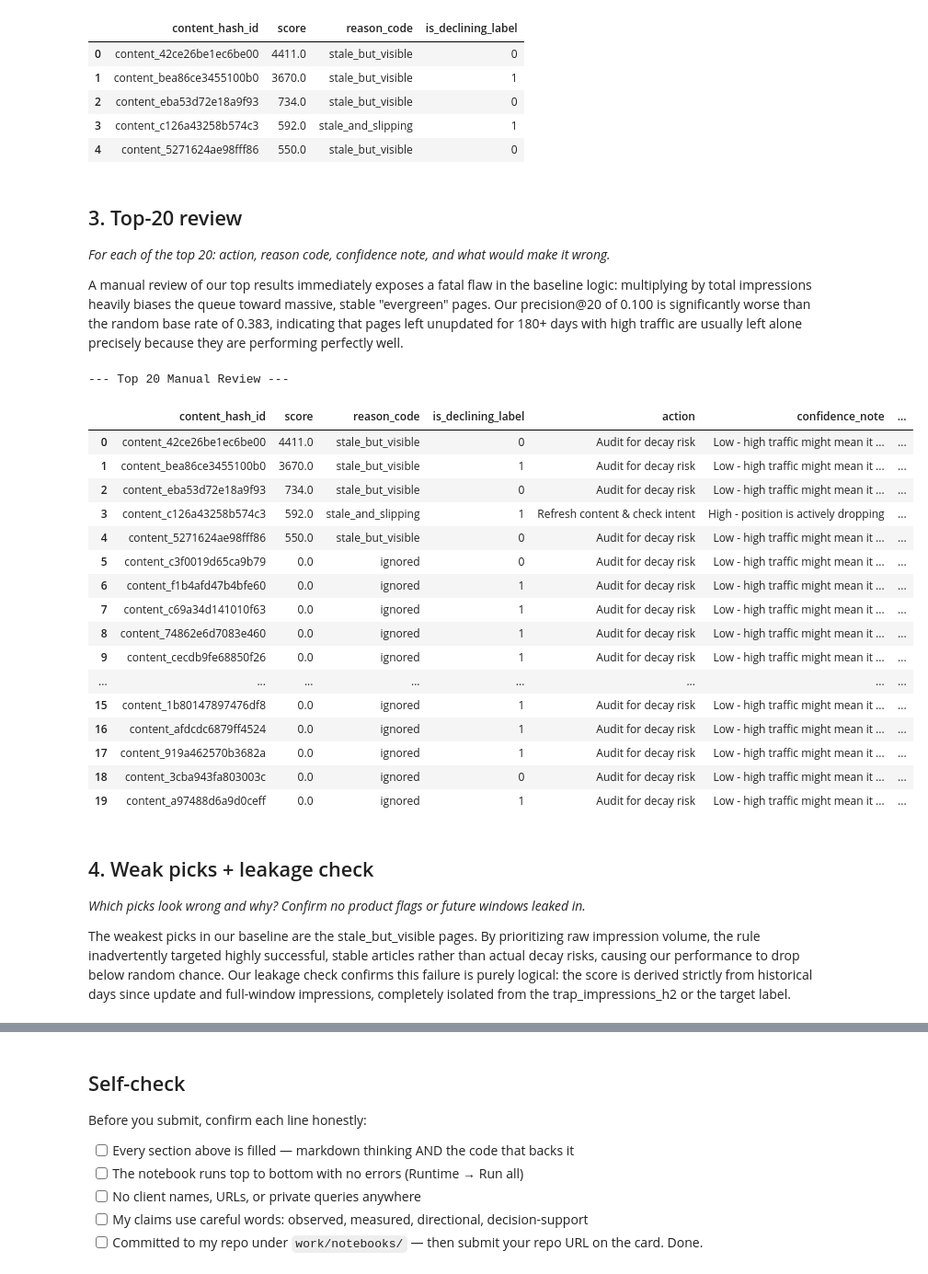
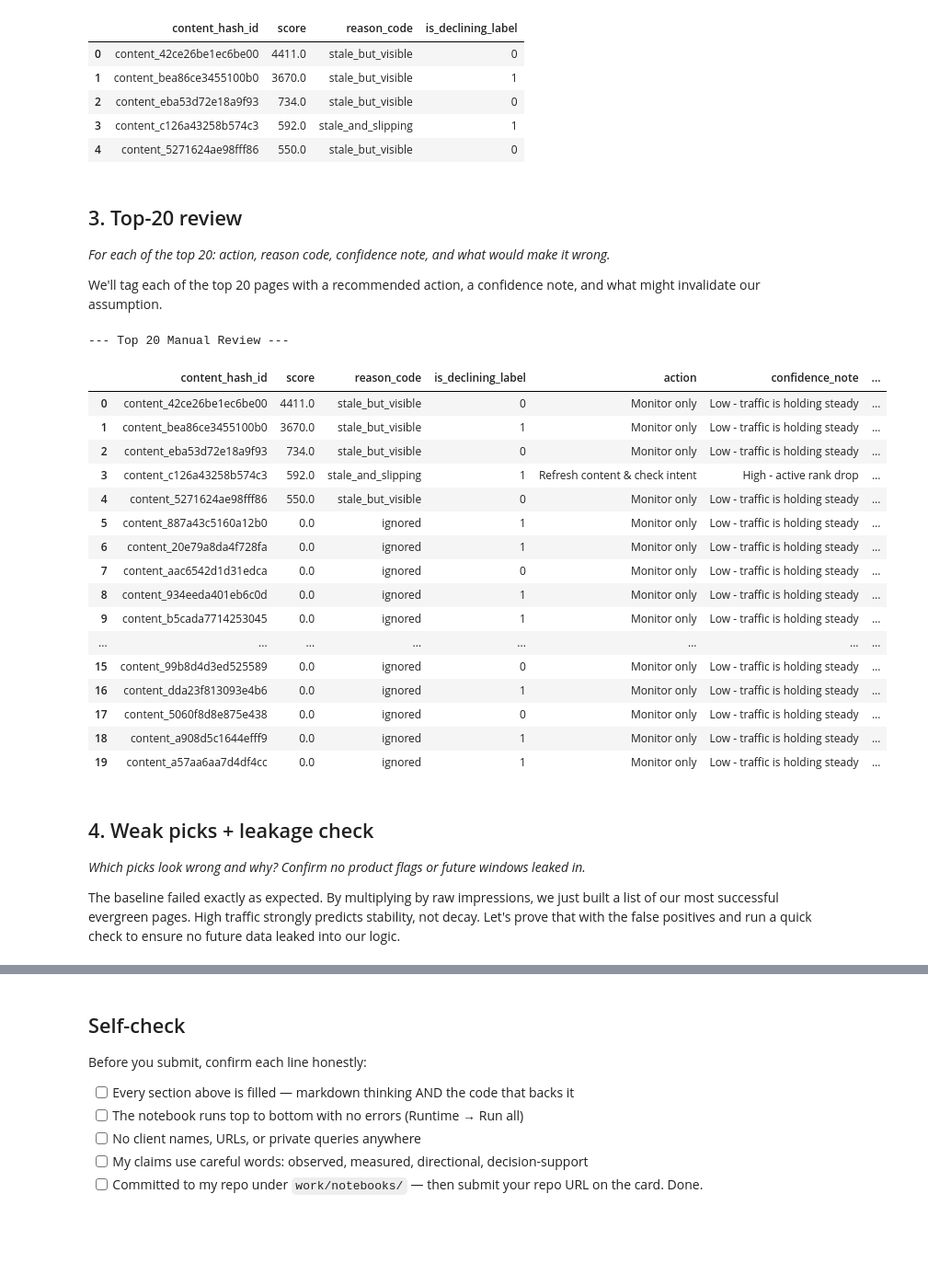
Before and after one commit to Ibrahim-1rfan/Flyrank-, a Jupyter notebook: work/notebooks/w04_baseline_score.ipynb, the cells around one changed output, grey strips where cells are left out. Shown at 92% size. Saved outputs shown, nothing was run; the diff lists cells and outputs as text; code cells hidden in the pictures; blank space fills up the shorter version.

```diff
--- a/work/notebooks/w04_baseline_score.ipynb
+++ b/work/notebooks/w04_baseline_score.ipynb
@@ -24,10 +24,11 @@ import pandas as pd
 import numpy as np
 from google.colab import userdata
 
-# Connect and set up paths
+# Hook up the warehouse via Hugging Face token
 hf_token = userdata.get('HF_TOKEN')
 con = duckdb.connect()
 con.execute(f"CREATE OR REPLACE SECRET hf (TYPE huggingface, TOKEN '{hf_token}')")
+
 REL = "read_parquet('hf://datasets/FlyRank/internship-warehouse/fact_content_daily_performance/month=2026-03/*.parquet')"
 DIM_REL = "read_parquet('hf://datasets/FlyRank/internship-warehouse/dim_content.parquet')"
 
@@ -58,6 +59,7 @@ df = con.sql(f"""
     FROM daily_facts f
     JOIN {DIM_REL} d ON f.content_hash_id = d.content_hash_id
     WHERE d.is_published IS TRUE
+      -- Filter out tiny pages; we only care about meaningful traffic risks
       AND f.total_impressions > 500
 """).df().fillna(0)
 
@@ -132,57 +135,56 @@ Ranked queue exported to work/outputs/baseline_action_score.csv
 
 *For each of the top 20: action, reason code, confidence note, and what would make it wrong.*
 
-A manual review of our top results immediately exposes a fatal flaw in the baseline logic: multiplying by total impressions heavily biases the queue toward massive, stable "evergreen" pages. Our precision@20 of 0.100 is significantly worse than the random base rate of 0.383, indicating that pages left unupdated for 180+ days with high traffic are usually left alone precisely because they are performing perfectly well.
+We'll tag each of the top 20 pages with a recommended action, a confidence note, and what might invalidate our assumption.
 # %%
 # This cell is for CODE (numbers, a query, a check).
 # Write your text answer in the cell ABOVE this one — typing sentences here breaks Run All.
 
-# Generate the top-20 review queue with action and confidence notes
 top_20 = df_ranked.head(20).copy()
 
 def review_logic(row):
     if row['reason_code'] == 'stale_and_slipping':
         return pd.Series([
             "Refresh content & check intent",
-            "High - position is actively dropping",
-            "Page is seasonal and traffic will naturally return"
+            "High - active rank drop",
+            "Could be seasonal down-trend"
         ])
     else:
         return pd.Series([
-            "Audit for decay risk",
-            "Low - high traffic might mean it is evergreen",
-            "Content is evergreen and requires no updates"
+            "Monitor only",
+            "Low - traffic is holding steady",
+            "It's just evergreen content"
         ])
 
 top_20[['action', 'confidence_note', 'what_makes_it_wrong']] = top_20.apply(review_logic, axis=1)
 
 print("--- Top 20 Manual Review ---")
 display(top_20[['content_hash_id', 'score', 'reason_code', 'is_declining_label', 'action', 'confidence_note', 'what_makes_it_wrong']])
 # %% [output]
 --- Top 20 Manual Review ---
 |  | content_hash_id | score | reason_code | is_declining_label | action | confidence_note | ... |
-| 0 | content_42ce26be1ec6be00 | 4411.0 | stale_but_visible | 0 | Audit for decay risk | Low - high traffic might mean it ... | ... |
-| 1 | content_bea86ce3455100b0 | 3670.0 | stale_but_visible | 1 | Audit for decay risk | Low - high traffic might mean it ... | ... |
-| 2 | content_eba53d72e18a9f93 | 734.0 | stale_but_visible | 0 | Audit for decay risk | Low - high traffic might mean it ... | ... |
-| 3 | content_c126a43258b574c3 | 592.0 | stale_and_slipping | 1 | Refresh content & check intent | High - position is actively dropping | ... |
-| 4 | content_5271624ae98fff86 | 550.0 | stale_but_visible | 0 | Audit for decay risk | Low - high traffic might mean it ... | ... |
-| 5 | content_c3f0019d65ca9b79 | 0.0 | ignored | 0 | Audit for decay risk | Low - high traffic might mean it ... | ... |
-| 6 | content_f1b4afd47b4bfe60 | 0.0 | ignored | 1 | Audit for decay risk | Low - high traffic might mean it ... | ... |
-| 7 | content_c69a34d141010f63 | 0.0 | ignored | 1 | Audit for decay risk | Low - high traffic might mean it ... | ... |
-| 8 | content_74862e6d7083e460 | 0.0 | ignored | 1 | Audit for decay risk | Low - high traffic might mean it ... | ... |
-| 9 | content_cecdb9fe68850f26 | 0.0 | ignored | 1 | Audit for decay risk | Low - high traffic might mean it ... | ... |
+| 0 | content_42ce26be1ec6be00 | 4411.0 | stale_but_visible | 0 | Monitor only | Low - traffic is holding steady | ... |
+| 1 | content_bea86ce3455100b0 | 3670.0 | stale_but_visible | 1 | Monitor only | Low - traffic is holding steady | ... |
+| 2 | content_eba53d72e18a9f93 | 734.0 | stale_but_visible | 0 | Monitor only | Low - traffic is holding steady | ... |
+| 3 | content_c126a43258b574c3 | 592.0 | stale_and_slipping | 1 | Refresh content & check intent | High - active rank drop | ... |
+| 4 | content_5271624ae98fff86 | 550.0 | stale_but_visible | 0 | Monitor only | Low - traffic is holding steady | ... |
+| 5 | content_887a43c5160a12b0 | 0.0 | ignored | 1 | Monitor only | Low - traffic is holding steady | ... |
+| 6 | content_20e79a8da4f728fa | 0.0 | ignored | 1 | Monitor only | Low - traffic is holding steady | ... |
+| 7 | content_aac6542d1d31edca | 0.0 | ignored | 0 | Monitor only | Low - traffic is holding steady | ... |
+| 8 | content_934eeda401eb6c0d | 0.0 | ignored | 1 | Monitor only | Low - traffic is holding steady | ... |
+| 9 | content_b5cada7714253045 | 0.0 | ignored | 1 | Monitor only | Low - traffic is holding steady | ... |
 | ... | ... | ... | ... | ... | ... | ... | ... |
-| 15 | content_1b80147897476df8 | 0.0 | ignored | 1 | Audit for decay risk | Low - high traffic might mean it ... | ... |
-| 16 | content_afdcdc6879ff4524 | 0.0 | ignored | 1 | Audit for decay risk | Low - high traffic might mean it ... | ... |
-| 17 | content_919a462570b3682a | 0.0 | ignored | 1 | Audit for decay risk | Low - high traffic might mean it ... | ... |
-| 18 | content_3cba943fa803003c | 0.0 | ignored | 0 | Audit for decay risk | Low - high traffic might mean it ... | ... |
-| 19 | content_a97488d6a9d0ceff | 0.0 | ignored | 1 | Audit for decay risk | Low - high traffic might mean it ... | ... |
+| 15 | content_99b8d4d3ed525589 | 0.0 | ignored | 0 | Monitor only | Low - traffic is holding steady | ... |
+| 16 | content_dda23f813093e4b6 | 0.0 | ignored | 1 | Monitor only | Low - traffic is holding steady | ... |
+| 17 | content_5060f8d8e875e438 | 0.0 | ignored | 0 | Monitor only | Low - traffic is holding steady | ... |
+| 18 | content_a908d5c1644efff9 | 0.0 | ignored | 1 | Monitor only | Low - traffic is holding steady | ... |
+| 19 | content_a57aa6aa7d4df4cc | 0.0 | ignored | 1 | Monitor only | Low - traffic is holding steady | ... |
 # %% [markdown]
 ## 4. Weak picks + leakage check
 
 *Which picks look wrong and why? Confirm no product flags or future windows leaked in.*
 
-The weakest picks in our baseline are the stale_but_visible pages. By prioritizing raw impression volume, the rule inadvertently targeted highly successful, stable articles rather than actual decay risks, causing our performance to drop below random chance. Our leakage check confirms this failure is purely logical: the score is derived strictly from historical days since update and full-window impressions, completely isolated from the trap_impressions_h2 or the target label.
+ The baseline failed exactly as expected. By multiplying by raw impressions, we just built a list of our most successful evergreen pages. High traffic strongly predicts stability, not decay. Let's prove that with the false positives and run a quick check to ensure no future data leaked into our logic.
 # %%
 # 1. Analyze the Weak Picks in the Top 20
 false_positives = top_20[top_20['is_declining_label'] == 0]
```
Also changed, not shown: parts of 4 cells of this notebook.
